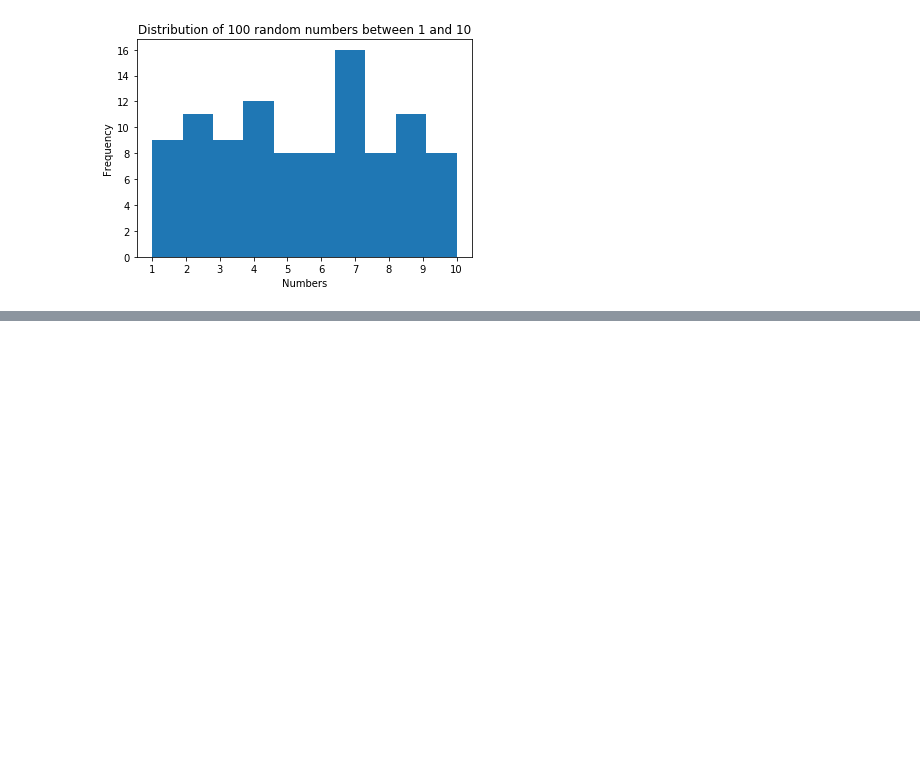
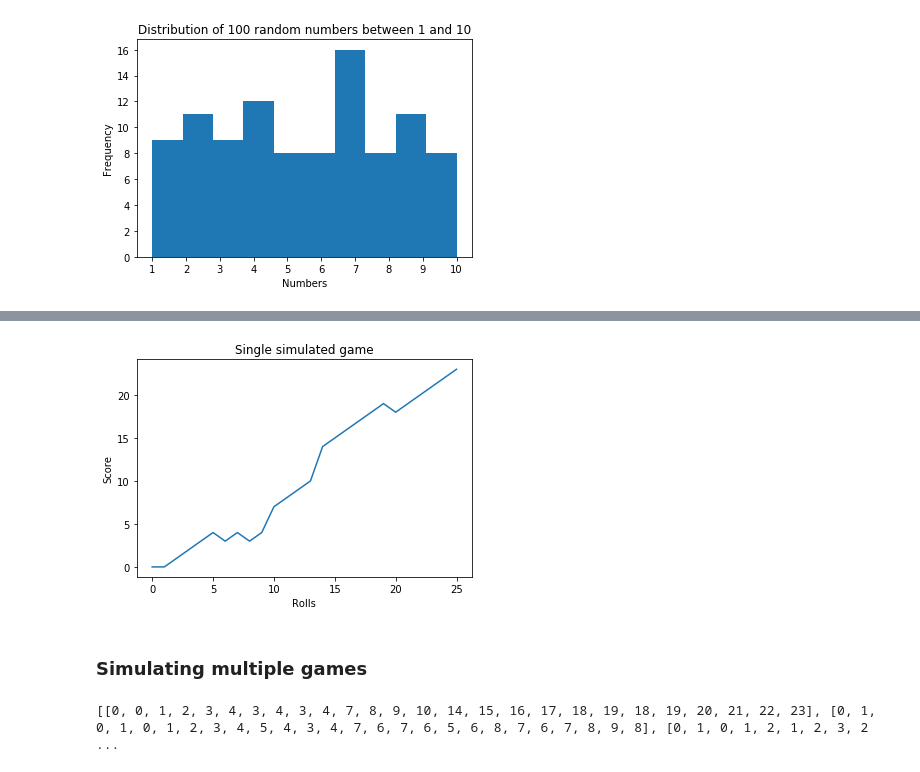
Before and after one commit to willcanniford/python-notes, a Jupyter notebook: simulation_exercise.ipynb, the cells around one changed output, grey strips where cells are left out. Drawn from its saved outputs; the diff is of its cells as text; code cells hidden in the pictures; blank space fills up the shorter version.

Commit message:
Added some initial simulations with plots

```diff
--- a/simulation_exercise.ipynb
+++ b/simulation_exercise.ipynb
@@ -35,0 +38,4 @@ plt.show()
+# %%
+# Check the output
+for i in range(10):
+    print(np.random.randint(1,7))
@@ -35,0 +58,14 @@ plt.show()
+# %%
+step = 0
+for i in range(25):
+    score = np.random.randint(1,7)
+    if score < 3:
+        step = step - 1
+    elif score < 6:
+        step = step + 1
+    else:
+        # Score must equal 6 here
+        step = step + np.random.randint(1,7)
+
+# View the final score
+print(step)
@@ -35,0 +101,20 @@ plt.show()
+# %%
+np.random.seed(2)
+steps = [0]
+for i in range(25):
+    # Get the current position of the player
+    current_position = steps[-1]
+    # Generate our roll
+    score = np.random.randint(1,7)
+    if score < 3:
+        step = max(0, current_position - 1)
+    elif score < 6:
+        step = current_position + 1
+    else:
+        # Score must equal 6 here
+        step = current_position + np.random.randint(1,7)
+
+    steps.append(step)
+
+# View the final score
+print(steps)
@@ -35,0 +127,37 @@ plt.show()
+# %%
+plt.plot(steps)
+plt.title('Single simulated game')
+plt.xlabel('Rolls')
+plt.ylabel('Score')
+plt.show()
+# %% [output]
+[figure, added]
+# %% [markdown]
+### Simulating multiple games
+# %%
+np.random.seed(2)
+all_games = []
+for i in range(10):
+    steps =[0]
+    # Generate our roll
+    for i in range(25):
+        # Get the current position of the player
+        current_position = steps[-1]
+        # Generate our roll
+        score = np.random.randint(1,7)
+        if score < 3:
+            step = max(0, current_position - 1)
+        elif score < 6:
+            step = current_position + 1
+        else:
+            # Score must equal 6 here
+            step = current_position + np.random.randint(1,7)
+
+        steps.append(step)
+
+    all_games.append(steps)
+
+# View the final score
+print(all_games)
+# %% [output]
+[[0, 0, 1, 2, 3, 4, 3, 4, 3, 4, 7, 8, 9, 10, 14, 15, 16, 17, 18, 19, 18, 19, 20, 21, 22, 23], [0, 1, 0, 1, 0, 1, 2, 3, 4, 5, 4, 3, 4, 7, 6, 7, 6, 5, 6, 8, 7, 6, 7, 8, 9, 8], [0, 1, 0, 1, 2, 1, 2, 3, 2 ...
```
Also changed, not shown: parts of 16 cells of this notebook.
